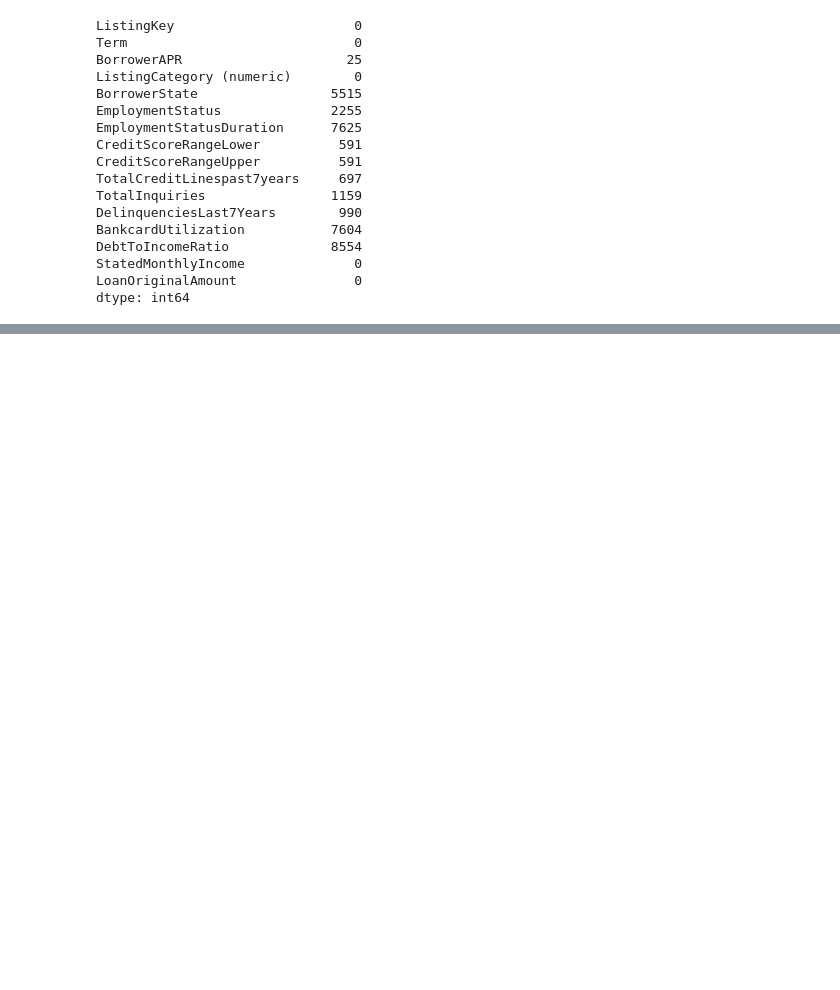
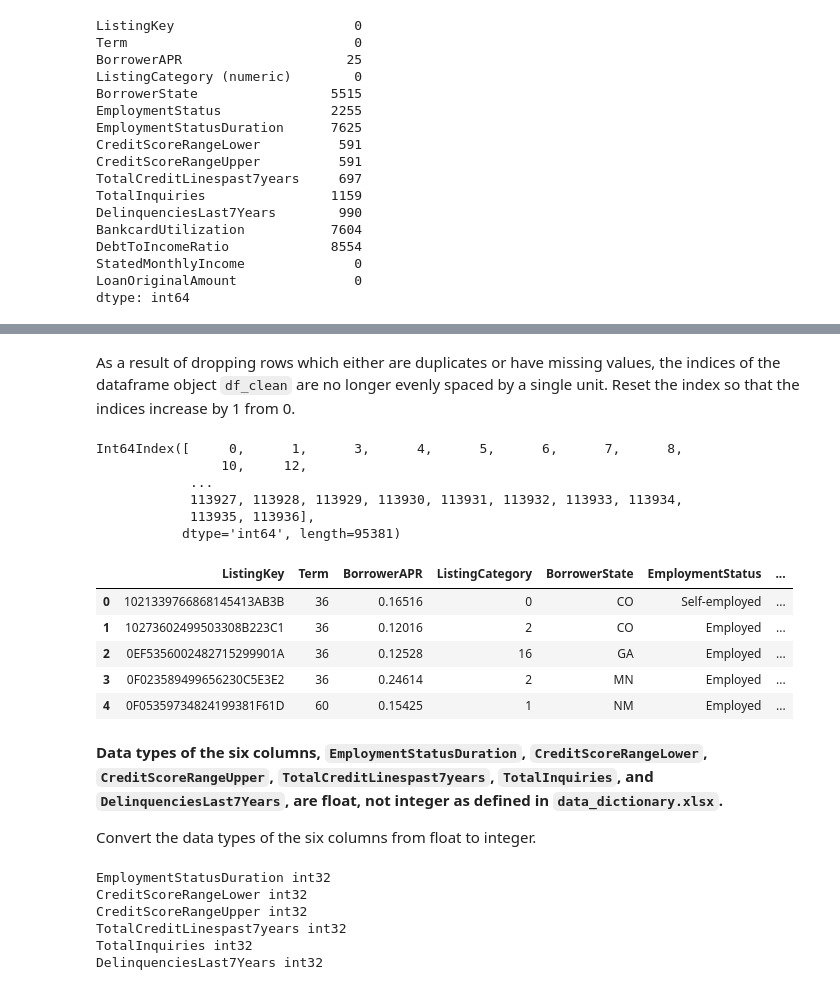
Before and after one commit to jinwanchen/p4-prosper-loan-data-visualization, a Jupyter notebook: part1_exploratory_da.ipynb, the cells around one changed output, grey strips where cells are left out. Saved outputs shown, nothing was run; the diff lists cells and outputs as text; code cells hidden in the pictures; blank space fills up the shorter version.

```diff
--- a/part1_exploratory_da.ipynb
+++ b/part1_exploratory_da.ipynb
@@ -158,0 +200,11 @@ dtype: int64
+# %%
+# ordered list of unique values in ListingCategory
+categories = list(df_clean.ListingCategory.unique())
+categories.sort()
+
+# convert data type of ListingCategory to (nominal) category
+listing_categories = pd.api.types.CategoricalDtype(categories = categories)
+df_clean.ListingCategory = df_clean.ListingCategory.astype(listing_categories)
+
+# verify that data type of ListingCategory is (nominal) category
+df_clean.ListingCategory.dtype
@@ -158,0 +219,12 @@ dtype: int64
+# %%
+# total number of instances of 'Not available' for EmploymentStatus
+count_status_before = df_clean.query('EmploymentStatus == "Not available"').shape[0]
+count_nan_before = df_clean.EmploymentStatus.isna().sum()
+
+# replace 'Not available' with NaN
+df_clean.EmploymentStatus.replace(to_replace = 'Not available', value = np.nan, inplace = True)
+
+# verify that all instances of 'Not available' were replaced with NaN
+count_status_after = df_clean.query('EmploymentStatus == "Not available"').shape[0]
+count_nan_replaced = df_clean.EmploymentStatus.isna().sum() - count_nan_before
+count_status_before, count_status_after, count_nan_replaced
@@ -158,0 +237,6 @@ dtype: int64
+# %%
+# remove all duplicate rows
+df_clean.drop_duplicates(inplace = True)
+
+# verify that none of the rows is duplicate
+df_clean.duplicated().sum()
@@ -158,0 +249,6 @@ dtype: int64
+# %%
+# drop all rows with NaN
+df_clean.dropna(inplace = True)
+
+# verify that all rows have non-NaN values across columns
+df_clean.isnull().sum()
@@ -158,0 +273,44 @@ dtype: int64
+# %% [markdown]
+As a result of dropping rows which either are duplicates or have missing values, the indices of the dataframe object `df_clean` are no longer evenly spaced by a single unit. Reset the index so that the indices increase by 1 from 0.
+# %%
+# indices of the dataframe object being cleaned
+df_clean.index
+# %% [output]
+Int64Index([     0,      1,      3,      4,      5,      6,      7,      8,
+                10,     12,
+            ...
+            113927, 113928, 113929, 113930, 113931, 113932, 113933, 113934,
+            113935, 113936],
+           dtype='int64', length=95381)
+# %%
+# reset index
+df_clean.reset_index(drop = True, inplace = True)
+df_clean.head()
+# %% [output]
+|  | ListingKey | Term | BorrowerAPR | ListingCategory | BorrowerState | EmploymentStatus | ... |
+| 0 | 1021339766868145413AB3B | 36 | 0.16516 | 0 | CO | Self-employed | ... |
+| 1 | 10273602499503308B223C1 | 36 | 0.12016 | 2 | CO | Employed | ... |
+| 2 | 0EF5356002482715299901A | 36 | 0.12528 | 16 | GA | Employed | ... |
+| 3 | 0F023589499656230C5E3E2 | 36 | 0.24614 | 2 | MN | Employed | ... |
+| 4 | 0F05359734824199381F61D | 60 | 0.15425 | 1 | NM | Employed | ... |
+# %% [markdown]
+__Data types of the six columns, `EmploymentStatusDuration`, `CreditScoreRangeLower`, `CreditScoreRangeUpper`, `TotalCreditLinespast7years`, `TotalInquiries`, and `DelinquenciesLast7Years`, are float, not integer as defined in `data_dictionary.xlsx`.__
+
+Convert the data types of the six columns from float to integer.
+# %%
+# list of columns the data types of which need to be converted
+column_list = ['EmploymentStatusDuration', 'CreditScoreRangeLower', 'CreditScoreRangeUpper', 'TotalCreditLinespast7years', 'TotalInquiries', 'DelinquenciesLast7Years']
+
+# change the data type of each of the six columns to integer
+for column in column_list:
+    df_clean[column] = df_clean[column].astype(dtype = 'int')
+
+    # verify that the data type of the column is integer
+    print(column, df_clean[column].dtype)
+# %% [output]
+EmploymentStatusDuration int32
+CreditScoreRangeLower int32
+CreditScoreRangeUpper int32
+TotalCreditLinespast7years int32
+TotalInquiries int32
+DelinquenciesLast7Years int32
```
Also changed, not shown: parts of 17 cells of this notebook, 1 other file.
